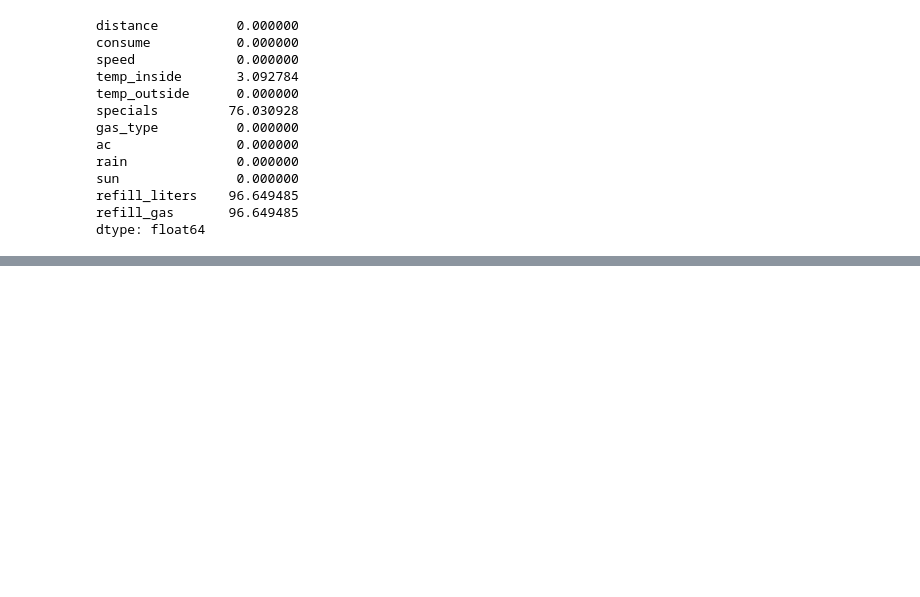
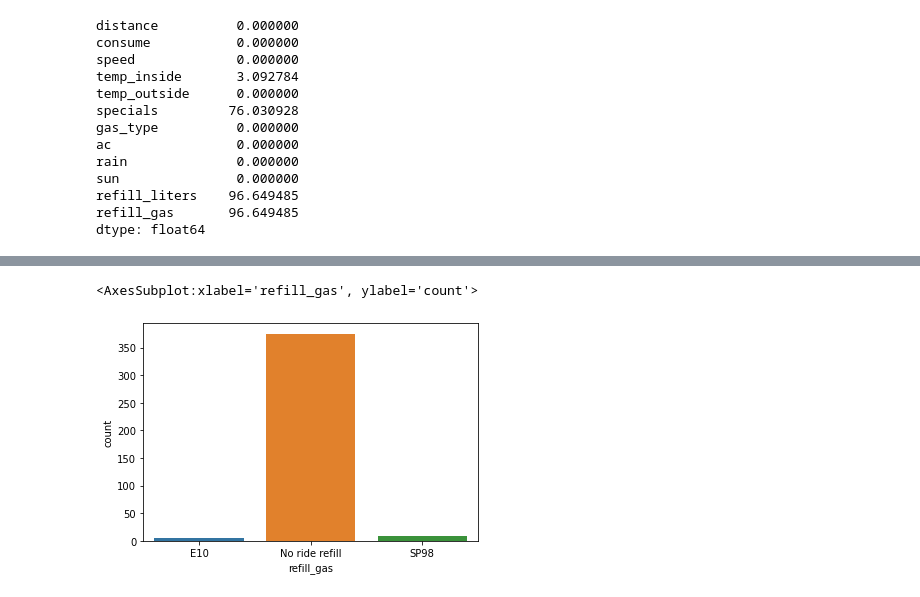
Before and after one commit to ironhack-edu/technical_challenge_DA, a Jupyter notebook: Holly Dalton Tech Challenge.ipynb, the cells around one changed output, grey strips where cells are left out. Saved outputs shown, nothing was run; the diff lists cells and outputs as text; code cells hidden in the pictures; blank space fills up the shorter version.

```diff
--- a/Holly Dalton Tech Challenge.ipynb
+++ b/Holly Dalton Tech Challenge.ipynb
@@ -316,0 +612,6 @@ dtype: float64
+# %%
+%matplotlib inline
+sns.countplot(x=cobify.refill_gas)
+# %% [output]
+<AxesSubplot:xlabel='refill_gas', ylabel='count'>
+[figure, added]
```
Also changed, not shown: parts of 24 cells of this notebook.
